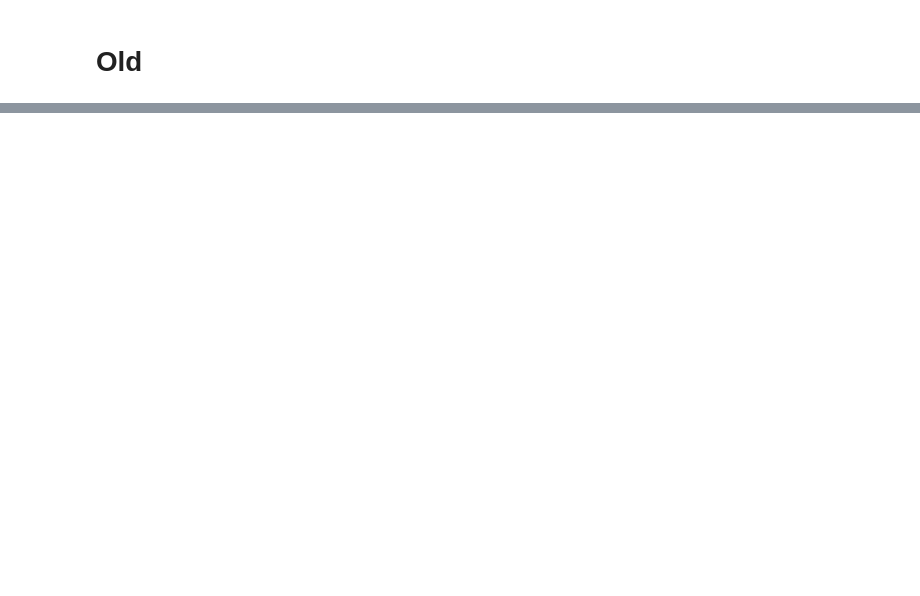
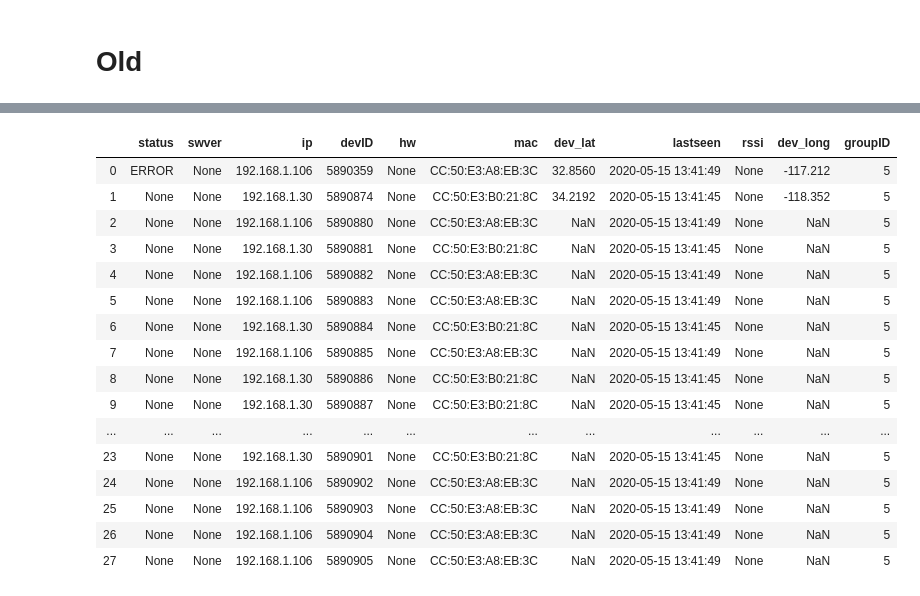
Before and after one commit to codencoding/Red-Means-Go, a Jupyter notebook: notebooks/eda/cwynne_combined_analysis.ipynb, the cells around one changed output, grey strips where cells are left out. Saved outputs shown, nothing was run; the diff lists cells and outputs as text; code cells hidden in the pictures; blank space fills up the shorter version.

```diff
--- a/notebooks/eda/cwynne_combined_analysis.ipynb
+++ b/notebooks/eda/cwynne_combined_analysis.ipynb
@@ -251,0 +291,20 @@ for num_feat in numerical_img_feats:
+# %%
+pd.DataFrame(dev2['devices'])
+# %% [output]
+|  | status | swver | ip | devID | hw | mac | dev_lat | lastseen | rssi | dev_long | groupID |
+| 0 | ERROR | None | 192.168.1.106 | 5890359 | None | CC:50:E3:A8:EB:3C | 32.8560 | 2020-05-15 13:41:49 | None | -117.212 | 5 |
+| 1 | None | None | 192.168.1.30 | 5890874 | None | CC:50:E3:B0:21:8C | 34.2192 | 2020-05-15 13:41:45 | None | -118.352 | 5 |
+| 2 | None | None | 192.168.1.106 | 5890880 | None | CC:50:E3:A8:EB:3C | NaN | 2020-05-15 13:41:49 | None | NaN | 5 |
+| 3 | None | None | 192.168.1.30 | 5890881 | None | CC:50:E3:B0:21:8C | NaN | 2020-05-15 13:41:45 | None | NaN | 5 |
+| 4 | None | None | 192.168.1.106 | 5890882 | None | CC:50:E3:A8:EB:3C | NaN | 2020-05-15 13:41:49 | None | NaN | 5 |
+| 5 | None | None | 192.168.1.106 | 5890883 | None | CC:50:E3:A8:EB:3C | NaN | 2020-05-15 13:41:49 | None | NaN | 5 |
+| 6 | None | None | 192.168.1.30 | 5890884 | None | CC:50:E3:B0:21:8C | NaN | 2020-05-15 13:41:45 | None | NaN | 5 |
+| 7 | None | None | 192.168.1.106 | 5890885 | None | CC:50:E3:A8:EB:3C | NaN | 2020-05-15 13:41:49 | None | NaN | 5 |
+| 8 | None | None | 192.168.1.30 | 5890886 | None | CC:50:E3:B0:21:8C | NaN | 2020-05-15 13:41:45 | None | NaN | 5 |
+| 9 | None | None | 192.168.1.30 | 5890887 | None | CC:50:E3:B0:21:8C | NaN | 2020-05-15 13:41:45 | None | NaN | 5 |
+| ... | ... | ... | ... | ... | ... | ... | ... | ... | ... | ... | ... |
+| 23 | None | None | 192.168.1.30 | 5890901 | None | CC:50:E3:B0:21:8C | NaN | 2020-05-15 13:41:45 | None | NaN | 5 |
+| 24 | None | None | 192.168.1.106 | 5890902 | None | CC:50:E3:A8:EB:3C | NaN | 2020-05-15 13:41:49 | None | NaN | 5 |
+| 25 | None | None | 192.168.1.106 | 5890903 | None | CC:50:E3:A8:EB:3C | NaN | 2020-05-15 13:41:49 | None | NaN | 5 |
+| 26 | None | None | 192.168.1.106 | 5890904 | None | CC:50:E3:A8:EB:3C | NaN | 2020-05-15 13:41:49 | None | NaN | 5 |
+| 27 | None | None | 192.168.1.106 | 5890905 | None | CC:50:E3:A8:EB:3C | NaN | 2020-05-15 13:41:49 | None | NaN | 5 |
```
Also changed, not shown: parts of 9 cells of this notebook, 2 other files.
